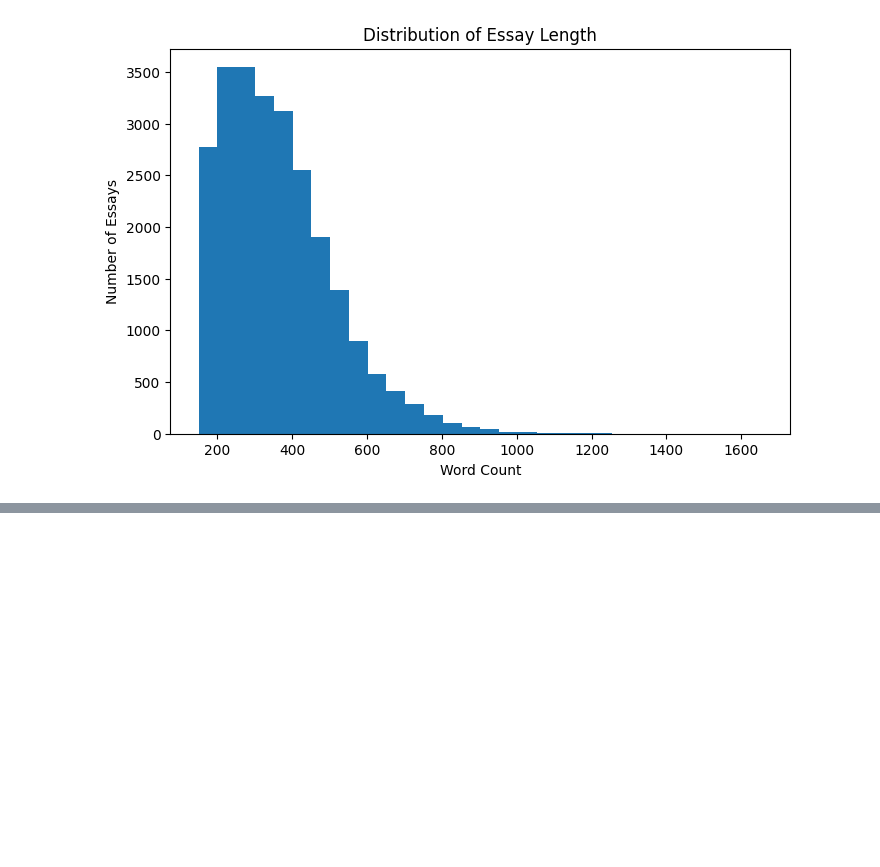
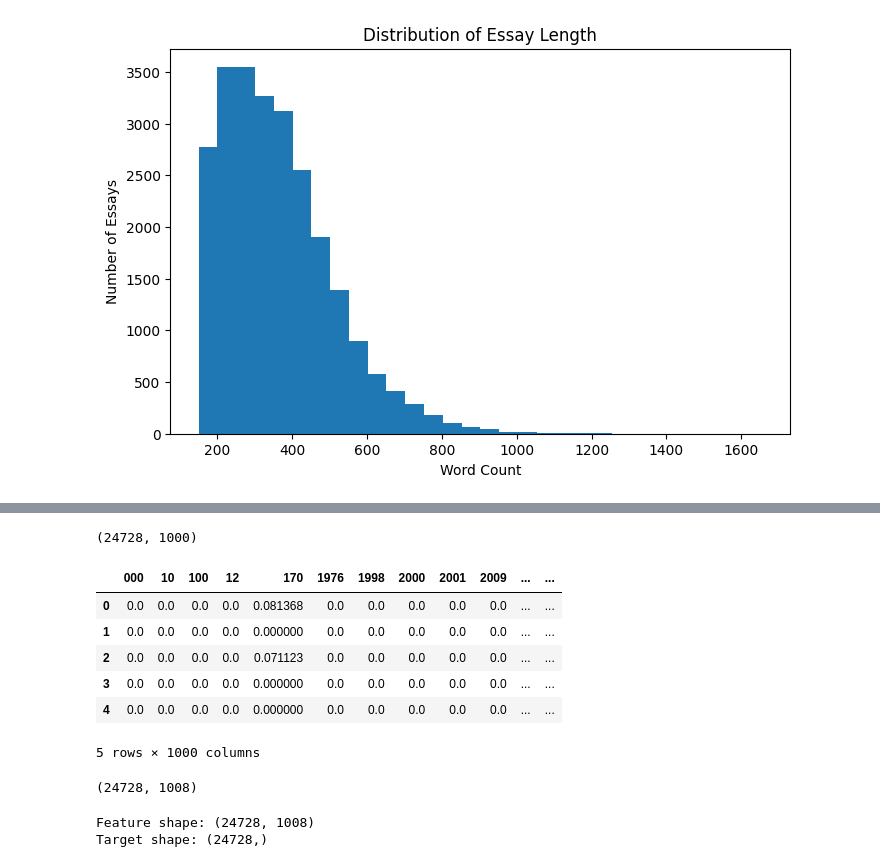
Before and after one commit to AdamaBaba/Project, a Jupyter notebook: Project.ipynb, the cells around one changed output, grey strips where cells are left out. Saved outputs shown, nothing was run; the diff lists cells and outputs as text; code cells hidden in the pictures; blank space fills up the shorter version.

```diff
--- a/Project.ipynb
+++ b/Project.ipynb
@@ -134,0 +217,18 @@ df["unique_words"] = df["full_text"].apply(lambda x: len(set(x.lower().split()))
+# %%
+import textstat
+
+# Flesch Reading Ease
+df["flesch_reading_ease"] = df["full_text"].apply(
+    textstat.flesch_reading_ease
+)
+
+# Flesch-Kincaid Grade Level
+df["flesch_kincaid_grade"] = df["full_text"].apply(
+    textstat.flesch_kincaid_grade
+)
+
+# Check the new features
+df[[
+    "flesch_reading_ease",
+    "flesch_kincaid_grade"
+]].describe()
@@ -134,0 +245,28 @@ df["unique_words"] = df["full_text"].apply(lambda x: len(set(x.lower().split()))
+# %%
+from sklearn.feature_extraction.text import TfidfVectorizer
+# Convert essay text into TF-IDF numerical features
+
+tfidf = TfidfVectorizer(
+    max_features=1000,
+    stop_words="english"
+)
+
+
+tfidf_features = tfidf.fit_transform(df["full_text"])
+
+print(tfidf_features.shape)
+tfidf_df = pd.DataFrame(
+    tfidf_features.toarray(),
+    columns=tfidf.get_feature_names_out()
+)
+
+tfidf_df.head()
+# %% [output]
+(24728, 1000)
+|  | 000 | 10 | 100 | 12 | 170 | 1976 | 1998 | 2000 | 2001 | 2009 | ... | ... |
+| 0 | 0.0 | 0.0 | 0.0 | 0.0 | 0.081368 | 0.0 | 0.0 | 0.0 | 0.0 | 0.0 | ... | ... |
+| 1 | 0.0 | 0.0 | 0.0 | 0.0 | 0.000000 | 0.0 | 0.0 | 0.0 | 0.0 | 0.0 | ... | ... |
+| 2 | 0.0 | 0.0 | 0.0 | 0.0 | 0.071123 | 0.0 | 0.0 | 0.0 | 0.0 | 0.0 | ... | ... |
+| 3 | 0.0 | 0.0 | 0.0 | 0.0 | 0.000000 | 0.0 | 0.0 | 0.0 | 0.0 | 0.0 | ... | ... |
+| 4 | 0.0 | 0.0 | 0.0 | 0.0 | 0.000000 | 0.0 | 0.0 | 0.0 | 0.0 | 0.0 | ... | ... |
+5 rows × 1000 columns
@@ -134,0 +285,23 @@ df["unique_words"] = df["full_text"].apply(lambda x: len(set(x.lower().split()))
+# %%
+final_features = pd.concat(
+    [numerical_features.reset_index(drop=True),
+        tfidf_df.reset_index(drop=True)],
+    axis=1)
+
+final_features.head()
+
+final_features.shape
+# %% [output]
+(24728, 1008)
+# %%
+# Features
+X = final_features
+
+# Target variable (essay score)
+y = df["score"]
+
+print("Feature shape:", X.shape)
+print("Target shape:", y.shape)
+# %% [output]
+Feature shape: (24728, 1008)
+Target shape: (24728,)
```
Also changed, not shown: parts of 28 cells of this notebook.
